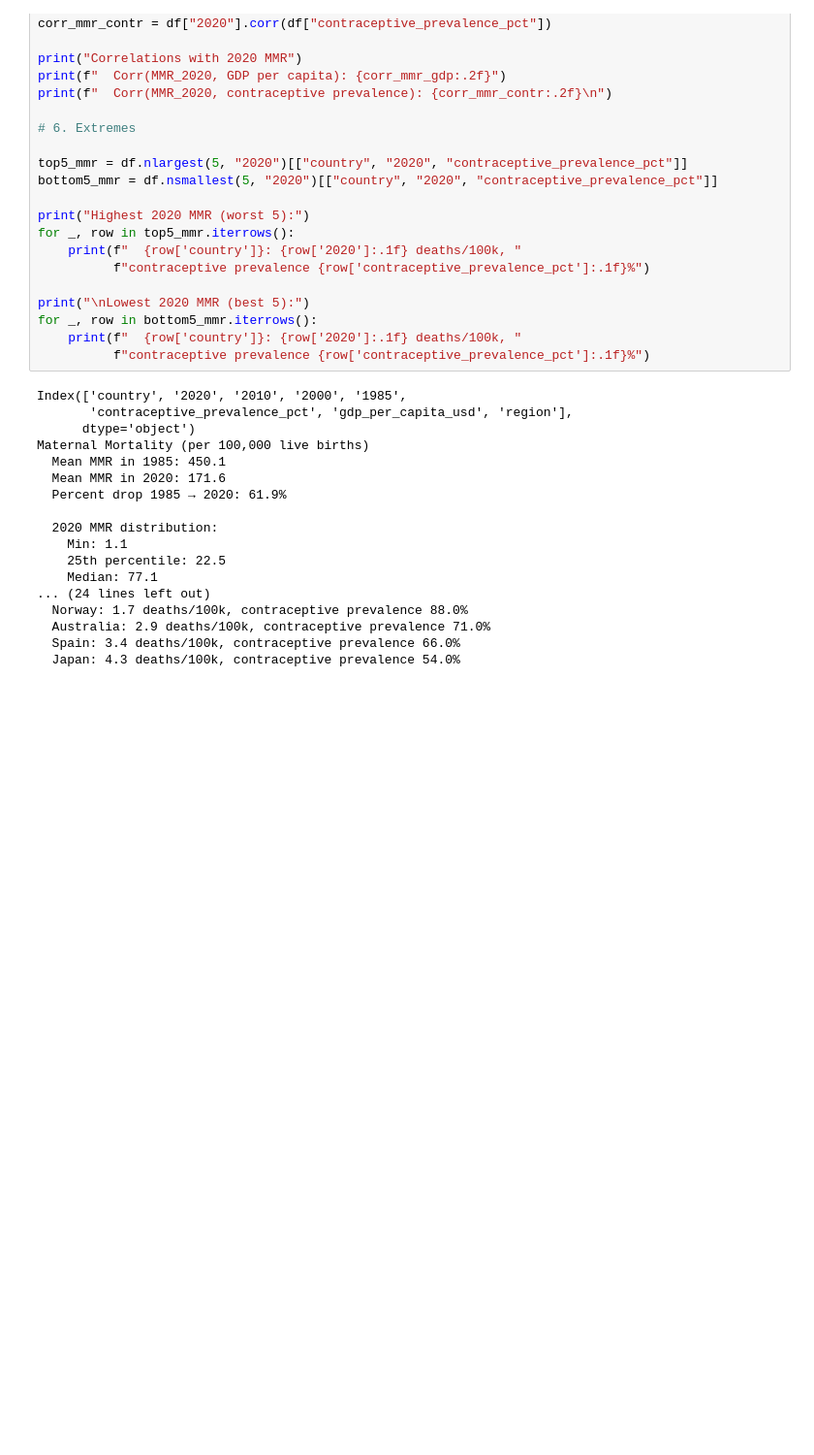
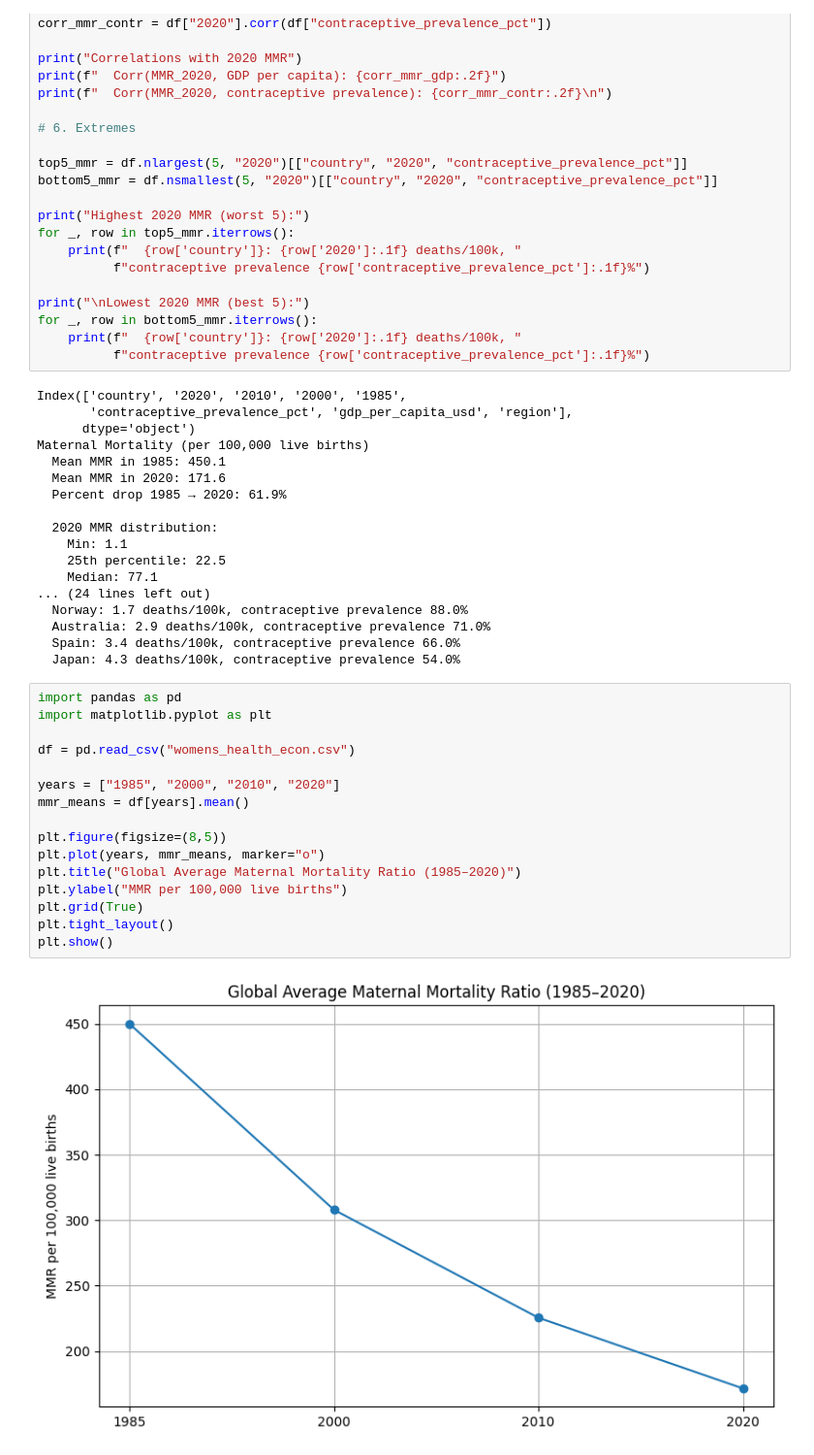
Before and after one commit to kyoungb/DataAcquisition, a Jupyter notebook: mycode.ipynb, the cells around one changed output. Shown at 97% size. Saved outputs shown, nothing was run; the diff lists cells and outputs as text; blank space fills up the shorter version.

```diff
--- a/mycode.ipynb
+++ b/mycode.ipynb
@@ -88,3 +88,21 @@ Maternal Mortality (per 100,000 live births)
   Australia: 2.9 deaths/100k, contraceptive prevalence 71.0%
   Spain: 3.4 deaths/100k, contraceptive prevalence 66.0%
   Japan: 4.3 deaths/100k, contraceptive prevalence 54.0%
+# %%
+import pandas as pd
+import matplotlib.pyplot as plt
+
+df = pd.read_csv("womens_health_econ.csv")
+
+years = ["1985", "2000", "2010", "2020"]
+mmr_means = df[years].mean()
+
+plt.figure(figsize=(8,5))
+plt.plot(years, mmr_means, marker="o")
+plt.title("Global Average Maternal Mortality Ratio (1985–2020)")
+plt.ylabel("MMR per 100,000 live births")
+plt.grid(True)
+plt.tight_layout()
+plt.show()
+# %% [output]
+[figure, added]
```
Also changed, not shown: parts of 4 cells of this notebook, 1 other file.
